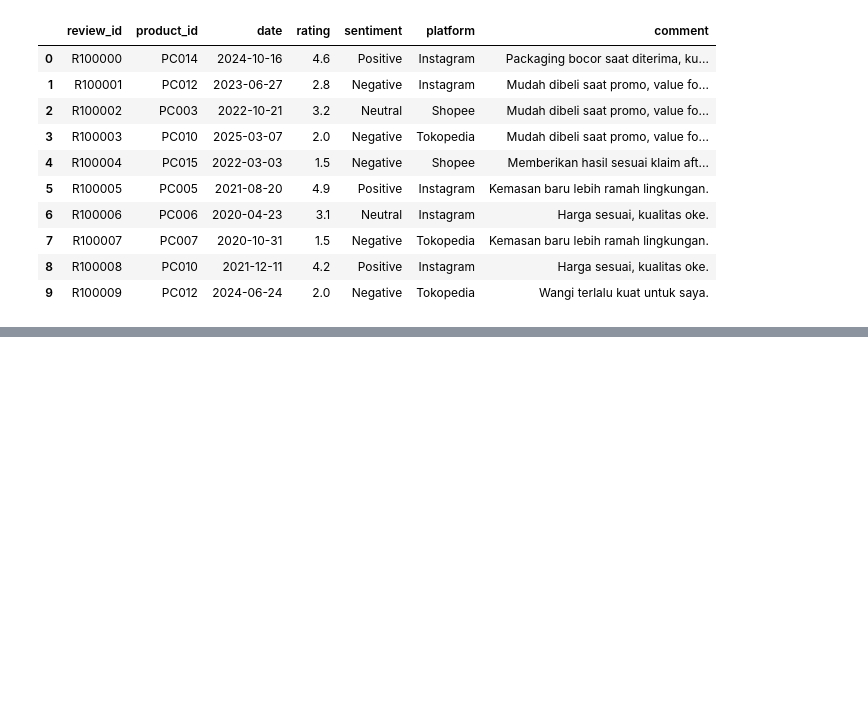
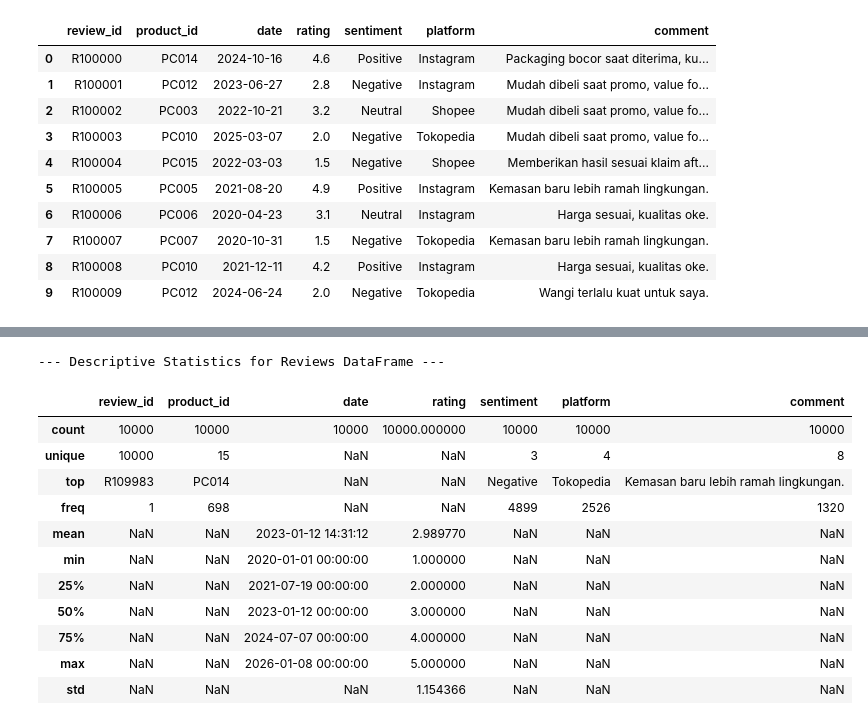
Before and after one commit to LatiefDataVisionary/fmcg-gelar-rasa-2025, a Jupyter notebook: notebooks/notebook.ipynb, the cells around one changed output, grey strips where cells are left out. Cells and saved outputs as stored; diff of their text form; code cells hidden in the pictures; blank space fills up the shorter version.

```diff
--- a/notebooks/notebook.ipynb
+++ b/notebooks/notebook.ipynb
@@ -1520,0 +1565,17 @@ memory usage: 547.0+ KB
+# %%
+print("\n--- Descriptive Statistics for Reviews DataFrame ---")
+display(reviews.describe(include='all'))
+# %% [output]
+--- Descriptive Statistics for Reviews DataFrame ---
+|  | review_id | product_id | date | rating | sentiment | platform | comment |
+| count | 10000 | 10000 | 10000 | 10000.000000 | 10000 | 10000 | 10000 |
+| unique | 10000 | 15 | NaN | NaN | 3 | 4 | 8 |
+| top | R109983 | PC014 | NaN | NaN | Negative | Tokopedia | Kemasan baru lebih ramah lingkungan. |
+| freq | 1 | 698 | NaN | NaN | 4899 | 2526 | 1320 |
+| mean | NaN | NaN | 2023-01-12 14:31:12 | 2.989770 | NaN | NaN | NaN |
+| min | NaN | NaN | 2020-01-01 00:00:00 | 1.000000 | NaN | NaN | NaN |
+| 25% | NaN | NaN | 2021-07-19 00:00:00 | 2.000000 | NaN | NaN | NaN |
+| 50% | NaN | NaN | 2023-01-12 00:00:00 | 3.000000 | NaN | NaN | NaN |
+| 75% | NaN | NaN | 2024-07-07 00:00:00 | 4.000000 | NaN | NaN | NaN |
+| max | NaN | NaN | 2026-01-08 00:00:00 | 5.000000 | NaN | NaN | NaN |
+| std | NaN | NaN | NaN | 1.154366 | NaN | NaN | NaN |
```
Also changed, not shown: parts of 5 cells of this notebook.
